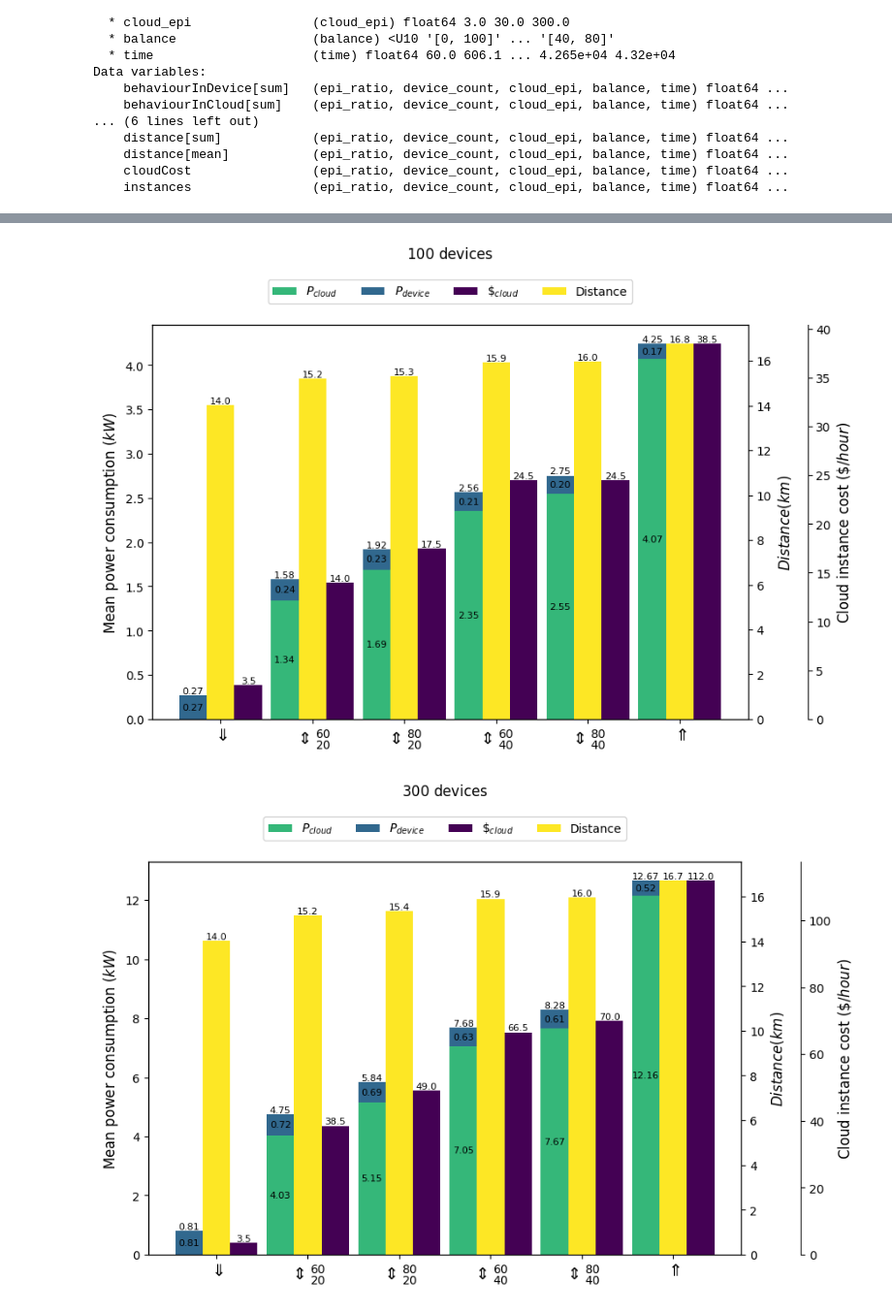
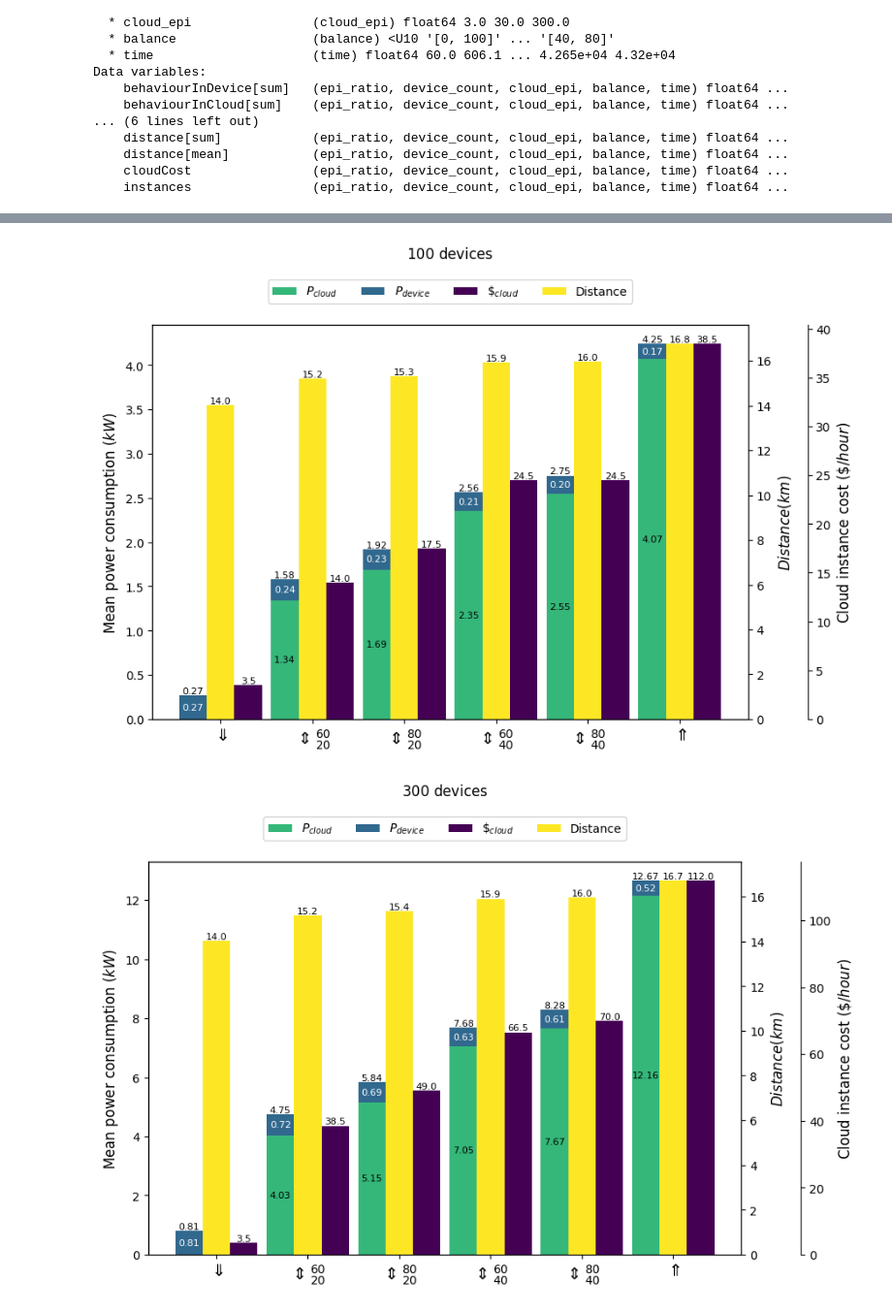
Before and after one commit to nicolasfara/pulvreakt-reconfiguration-evaluation, a Jupyter notebook: data-visualization/Data Visualization.ipynb, the cells around one changed output, grey strips where cells are left out. Shown: that part at 97% size. Cells and saved outputs as stored; diff of their text form; code cells hidden in the pictures.

Commit message:
fix: use white color in blu bar

```diff
--- a/data-visualization/Data Visualization.ipynb
+++ b/data-visualization/Data Visualization.ipynb
@@ -254,36 +254,37 @@ for comb in device_count_values:
     # cost = cost_x.bar(x + 2 * bar_width, cost_values, yerr=cost_error, width=bar_width, label=r'$\$_{cloud}$', color='#440154')
     cost = cost_x.bar(x + 2 * bar_width, cost_values, width=bar_width, label=r'$\$_{cloud}$', color='#440154')
 
-    for c in ax.containers:
+    label_color = ['black', 'white']
+    for i, c in enumerate(ax.containers):
         labels = [f'{h:0.2f}' if (h := v.get_height()) != 0 else '' for v in c ]
-        ax.bar_label(c, labels=labels, label_type='center', fontsize=8)
+        ax.bar_label(c, labels=labels, color=label_color[i], label_type='center', fontsize=8)
     ax.bar_label(ax.containers[-1], fmt='%.2f', fontsize=8) # default on top
     distance_x.bar_label(dis, fmt='%.1f', fontsize=8)
     for c in cost_x.containers:
         labels = [f'{h:0.1f}' if (h := v.get_height()) != 0 else '' for v in c ]
         cost_x.bar_label(c, labels=labels, fontsize=8, color='black')
 
     plt.xticks(x + bar_width, scenarios)
     cost_x.spines.right.set_position(("axes", 1.10))
 
     ax.set_ylabel(r'Mean power consumption ($kW)$', fontsize=12)
     cost_x.set_ylabel(r'Cloud instance cost ($\$/hour$)', fontsize=12)
     distance_x.set_ylabel('$Distance (km)$', fontsize=12)
 
     plt.title(f'${int(comb)}$ devices', loc='center', y=1.15)
 
     lines, _ = ax.get_legend_handles_labels()
     lines2, labels2 = cost_x.get_legend_handles_labels()
     lines3, labels3 = distance_x.get_legend_handles_labels()
     ax.legend().remove()
     cost_x.legend().remove()
     distance_x.legend(lines + lines2 + lines3, [r'$P_{cloud}$', r'$P_{device}$'] + labels2 + labels3, loc='upper center', ncol=4, bbox_to_anchor=(0.5, 1.13))
 
     os.makedirs(output_directory, exist_ok=True)
     file_name = f'/cloud_cost-device_consumption-cloud_consumption-distance-device={comb}.pdf'
     plt.savefig(output_directory + file_name, bbox_inches='tight')
 
     plt.show()
 # %% [output]
-[figure, old version]
+[figure, new version]
-[figure, old version]
+[figure, new version]
```
Also changed, not shown: parts of 2 cells of this notebook.
